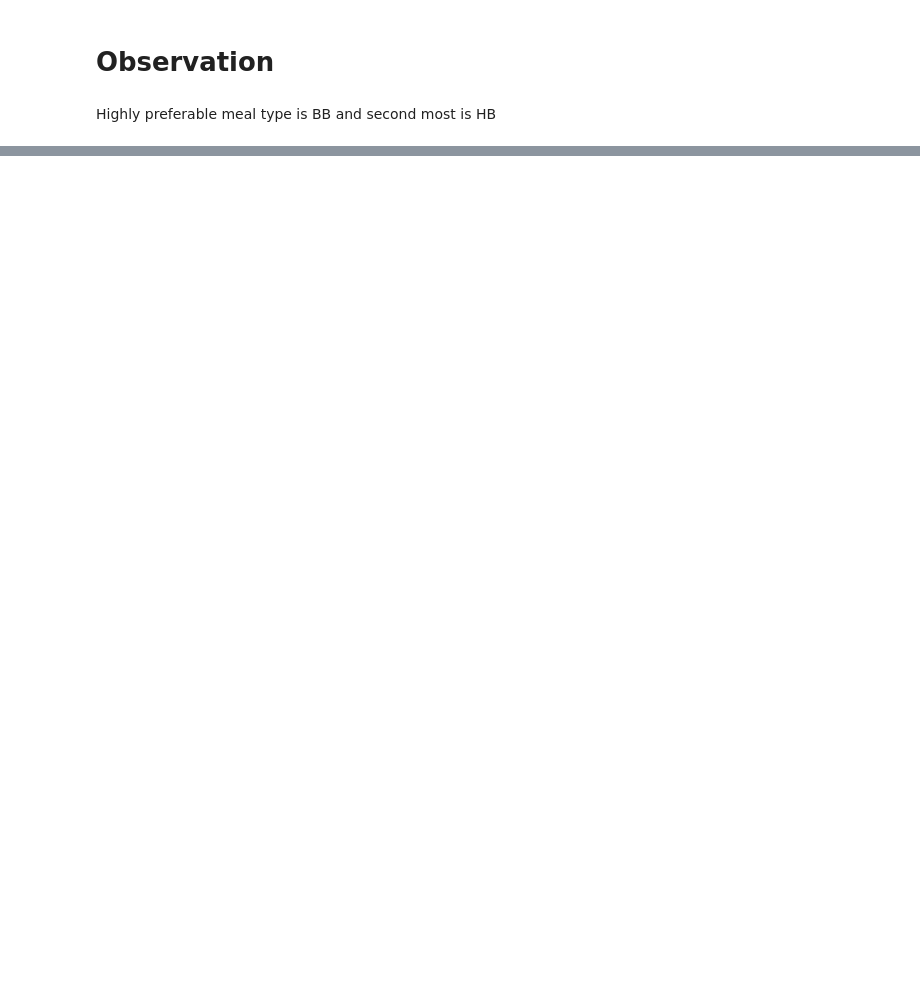
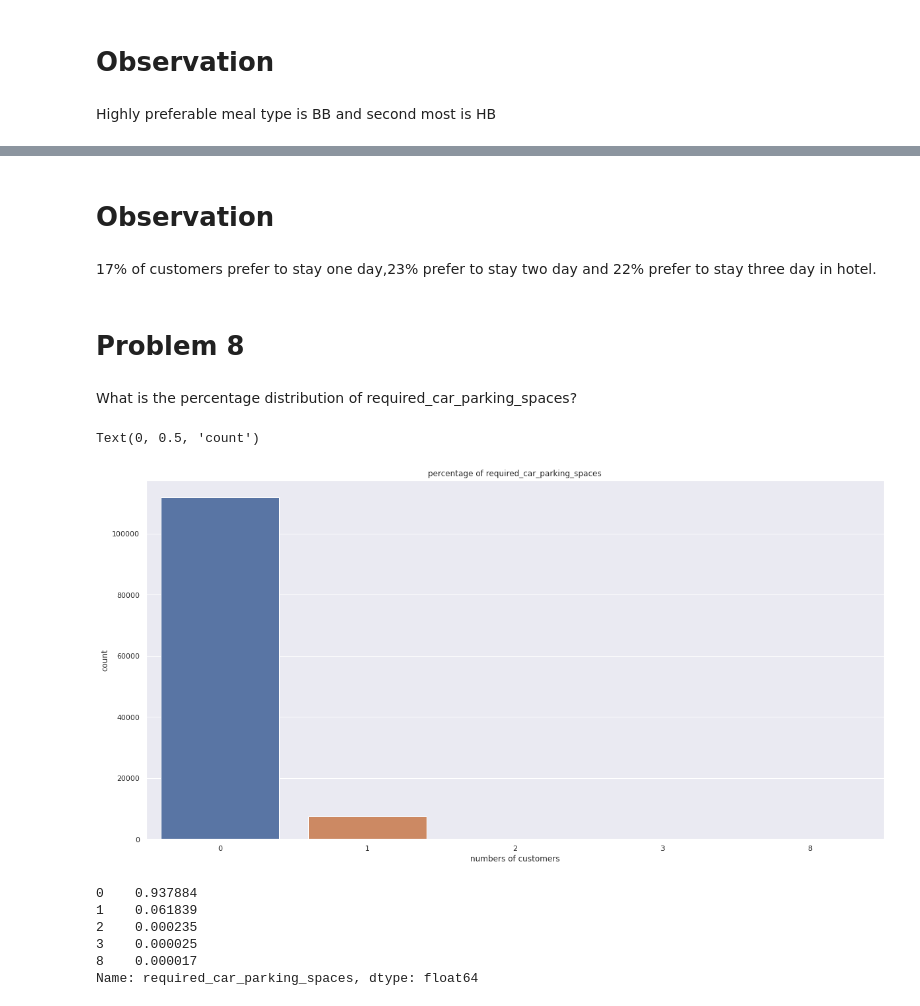
Before and after one commit to Riyago/Hotel-Booking-Analysis, a Jupyter notebook: Copy_of_Hotel_Booking_Analysis_Capstone_Project.ipynb, the cells around one changed output, grey strips where cells are left out. Drawn from its saved outputs; the diff is of its cells as text; code cells hidden in the pictures; blank space fills up the shorter version.

```diff
--- a/Copy_of_Hotel_Booking_Analysis_Capstone_Project.ipynb
+++ b/Copy_of_Hotel_Booking_Analysis_Capstone_Project.ipynb
@@ -420,0 +506,28 @@ Highly preferable meal type is BB and second most is HB
+# %% [markdown]
+# Observation
+# %% [markdown]
+17% of customers prefer to stay one day,23% prefer to stay two day and 22% prefer to stay three day in hotel.
+# %% [markdown]
+# **Problem 8**
+# %% [markdown]
+What is the percentage distribution of required_car_parking_spaces?
+# %%
+# required_car_parking_spaces distribution
+plt.figure(figsize=(20,10))
+sns.countplot(x=HotelBooking_df['required_car_parking_spaces'])
+plt.title('percentage of required_car_parking_spaces')
+plt.xlabel('numbers of customers')
+plt.ylabel('count')
+# %% [output]
+Text(0, 0.5, 'count')
+[figure, added]
+# %%
+from locale import normalize
+HotelBooking_df['required_car_parking_spaces'].value_counts(normalize=True)
+# %% [output]
+0    0.937884
+1    0.061839
+2    0.000235
+3    0.000025
+8    0.000017
+Name: required_car_parking_spaces, dtype: float64
```
Also changed, not shown: parts of 34 cells of this notebook.
